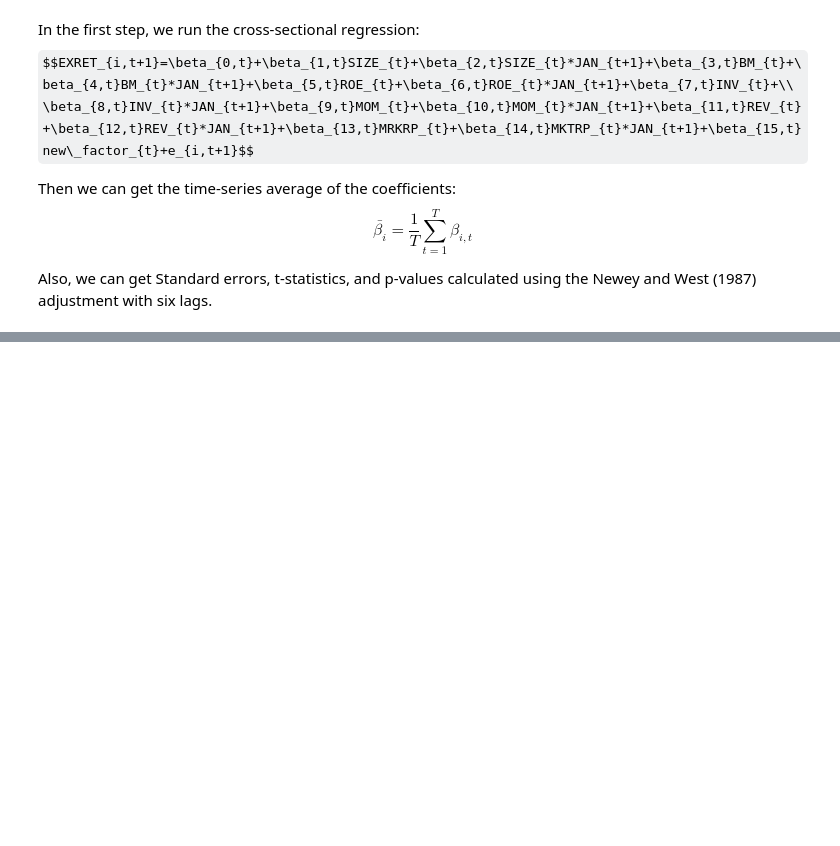
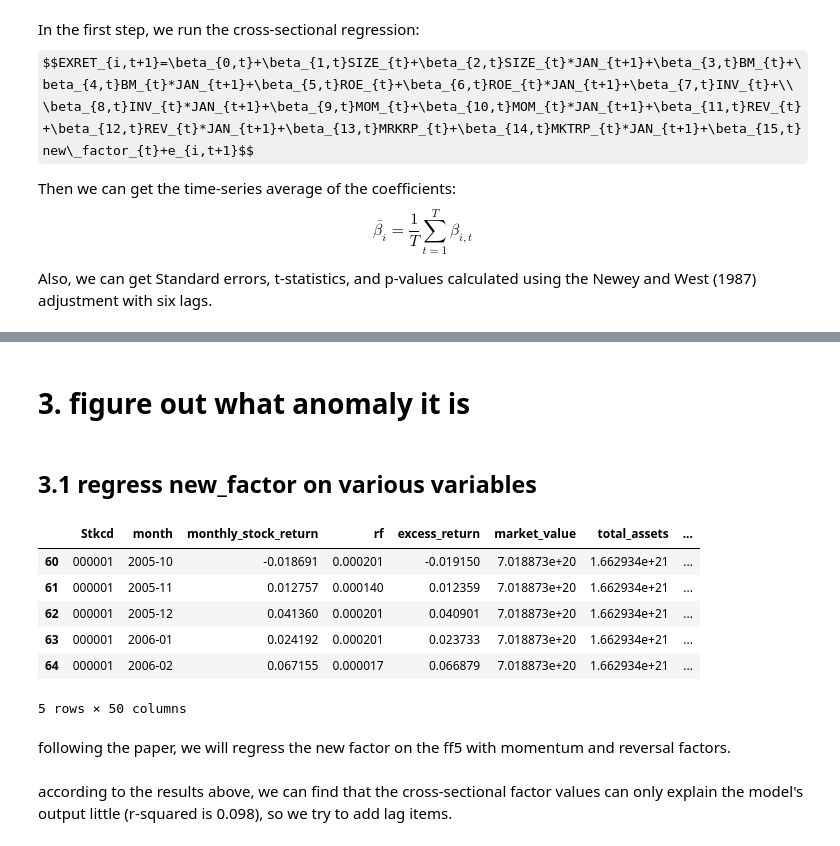
Before and after one commit to alex-fang123/investment_project, a Jupyter notebook: main-part3.ipynb, the cells around one changed output, grey strips where cells are left out. Cells and saved outputs as stored; diff of their text form; code cells hidden in the pictures; some formulas as TeX source; blank space fills up the shorter version.

```diff
--- a/main-part3.ipynb
+++ b/main-part3.ipynb
@@ -371,0 +381,19 @@ long_short['temp'].plot()
+# %% [markdown]
+# 3. figure out what anomaly it is
+# %% [markdown]
+## 3.1 regress new_factor on various variables
+# %%
+test_data = pd.read_feather('temp/test_data.feather')
+# %%
+monthly_data = test_data.dropna()
+monthly_data.head()
+# %% [output]
+|  | Stkcd | month | monthly_stock_return | rf | excess_return | market_value | total_assets | ... |
+| 60 | 000001 | 2005-10 | -0.018691 | 0.000201 | -0.019150 | 7.018873e+20 | 1.662934e+21 | ... |
+| 61 | 000001 | 2005-11 | 0.012757 | 0.000140 | 0.012359 | 7.018873e+20 | 1.662934e+21 | ... |
+| 62 | 000001 | 2005-12 | 0.041360 | 0.000201 | 0.040901 | 7.018873e+20 | 1.662934e+21 | ... |
+| 63 | 000001 | 2006-01 | 0.024192 | 0.000201 | 0.023733 | 7.018873e+20 | 1.662934e+21 | ... |
+| 64 | 000001 | 2006-02 | 0.067155 | 0.000017 | 0.066879 | 7.018873e+20 | 1.662934e+21 | ... |
+5 rows × 50 columns
+# %% [markdown]
+following the paper, we will regress the new factor on the ff5 with momentum and reversal factors.
@@ -371,0 +409,2 @@ long_short['temp'].plot()
+# %% [markdown]
+according to the results above, we can find that the cross-sectional factor values can only explain the model's output little (r-squared is 0.098), so we try to add lag items.
```
Also changed, not shown: parts of 34 cells of this notebook, 1 other file.
